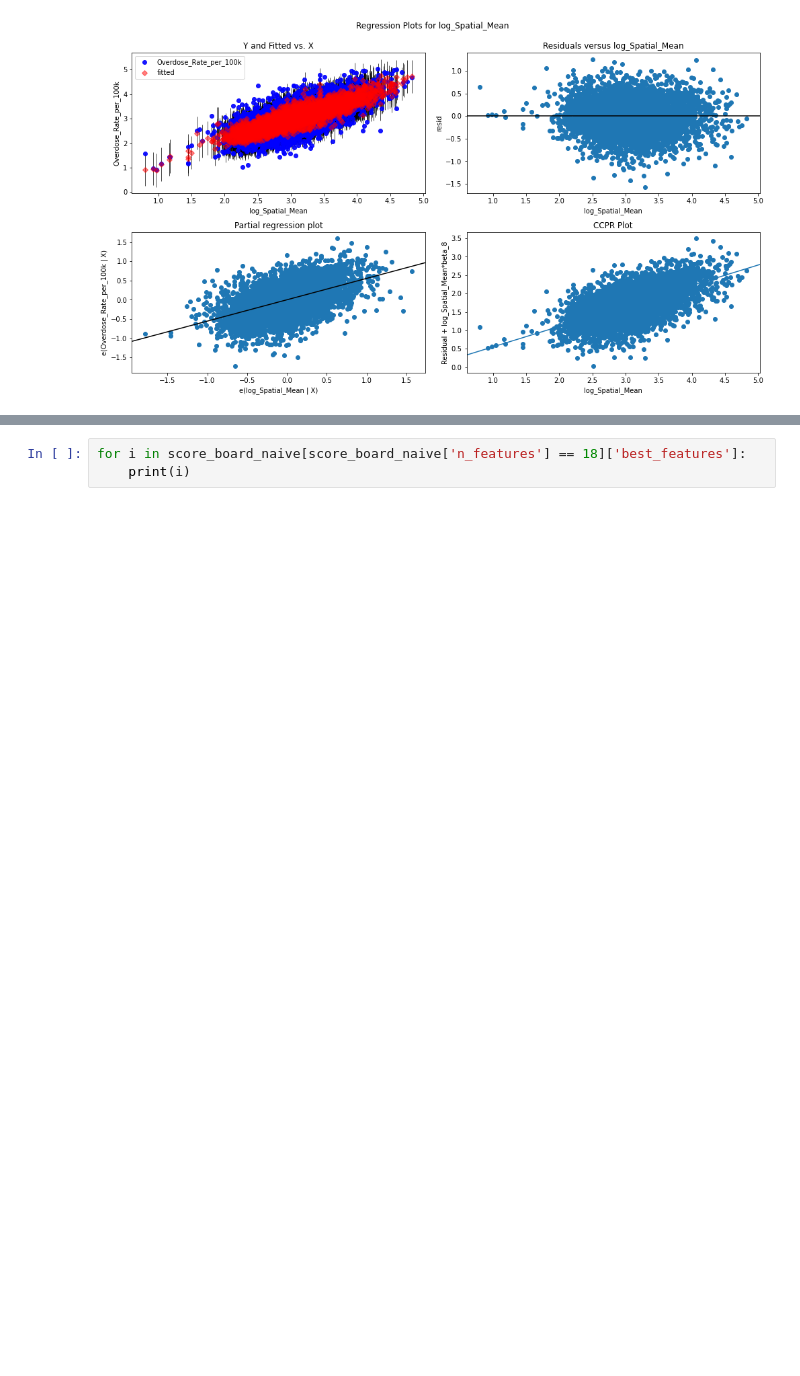
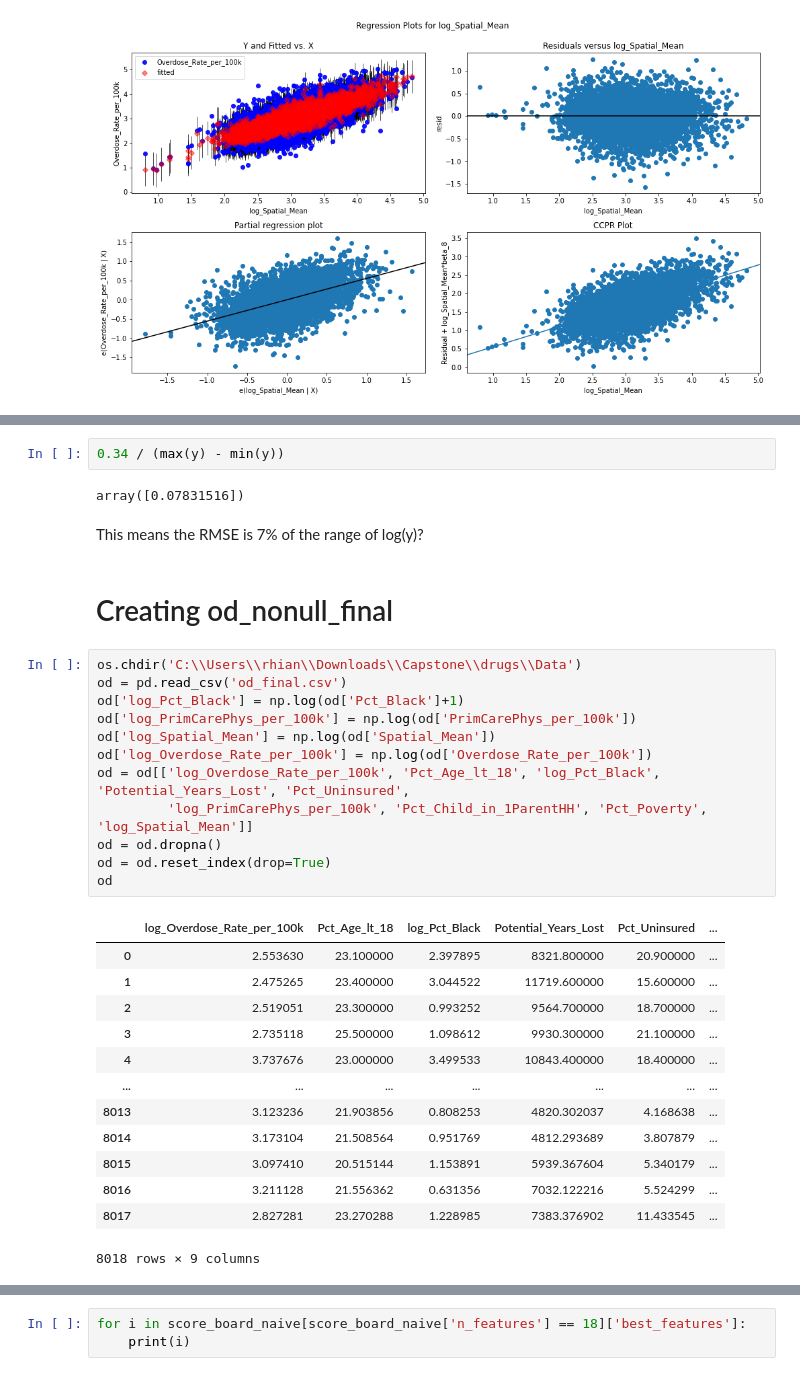
Before and after one commit to rhiannz/drugs, a Jupyter notebook: Analysis/Modeling/modeling_od_time_spat.ipynb, the cells around one changed output, grey strips where cells are left out. Drawn from its saved outputs; the diff is of its cells as text; blank space fills up the shorter version.

```diff
--- a/Analysis/Modeling/modeling_od_time_spat.ipynb
+++ b/Analysis/Modeling/modeling_od_time_spat.ipynb
@@ -409,0 +393,34 @@ This means the RMSE is 7% of the range of log(y)?
+# %%
+0.34 / (max(y) - min(y))
+# %% [output]
+array([0.07831516])
+# %% [markdown]
+This means the RMSE is 7% of the range of log(y)?
+# %% [markdown]
+# Creating od_nonull_final
+# %%
+os.chdir('C:\\Users\\rhian\\Downloads\\Capstone\\drugs\\Data')
+od = pd.read_csv('od_final.csv')
+od['log_Pct_Black'] = np.log(od['Pct_Black']+1)
+od['log_PrimCarePhys_per_100k'] = np.log(od['PrimCarePhys_per_100k'])
+od['log_Spatial_Mean'] = np.log(od['Spatial_Mean'])
+od['log_Overdose_Rate_per_100k'] = np.log(od['Overdose_Rate_per_100k'])
+od = od[['log_Overdose_Rate_per_100k', 'Pct_Age_lt_18', 'log_Pct_Black', 'Potential_Years_Lost', 'Pct_Uninsured',
+         'log_PrimCarePhys_per_100k', 'Pct_Child_in_1ParentHH', 'Pct_Poverty', 'log_Spatial_Mean']]
+od = od.dropna()
+od = od.reset_index(drop=True)
+od
+# %% [output]
+|  | log_Overdose_Rate_per_100k | Pct_Age_lt_18 | log_Pct_Black | Potential_Years_Lost | Pct_Uninsured | ... |
+| 0 | 2.553630 | 23.100000 | 2.397895 | 8321.800000 | 20.900000 | ... |
+| 1 | 2.475265 | 23.400000 | 3.044522 | 11719.600000 | 15.600000 | ... |
+| 2 | 2.519051 | 23.300000 | 0.993252 | 9564.700000 | 18.700000 | ... |
+| 3 | 2.735118 | 25.500000 | 1.098612 | 9930.300000 | 21.100000 | ... |
+| 4 | 3.737676 | 23.000000 | 3.499533 | 10843.400000 | 18.400000 | ... |
+| ... | ... | ... | ... | ... | ... | ... |
+| 8013 | 3.123236 | 21.903856 | 0.808253 | 4820.302037 | 4.168638 | ... |
+| 8014 | 3.173104 | 21.508564 | 0.951769 | 4812.293689 | 3.807879 | ... |
+| 8015 | 3.097410 | 20.515144 | 1.153891 | 5939.367604 | 5.340179 | ... |
+| 8016 | 3.211128 | 21.556362 | 0.631356 | 7032.122216 | 5.524299 | ... |
+| 8017 | 2.827281 | 23.270288 | 1.228985 | 7383.376902 | 11.433545 | ... |
+8018 rows × 9 columns
```
Also changed, not shown: parts of 30 cells of this notebook, 2 other files.
